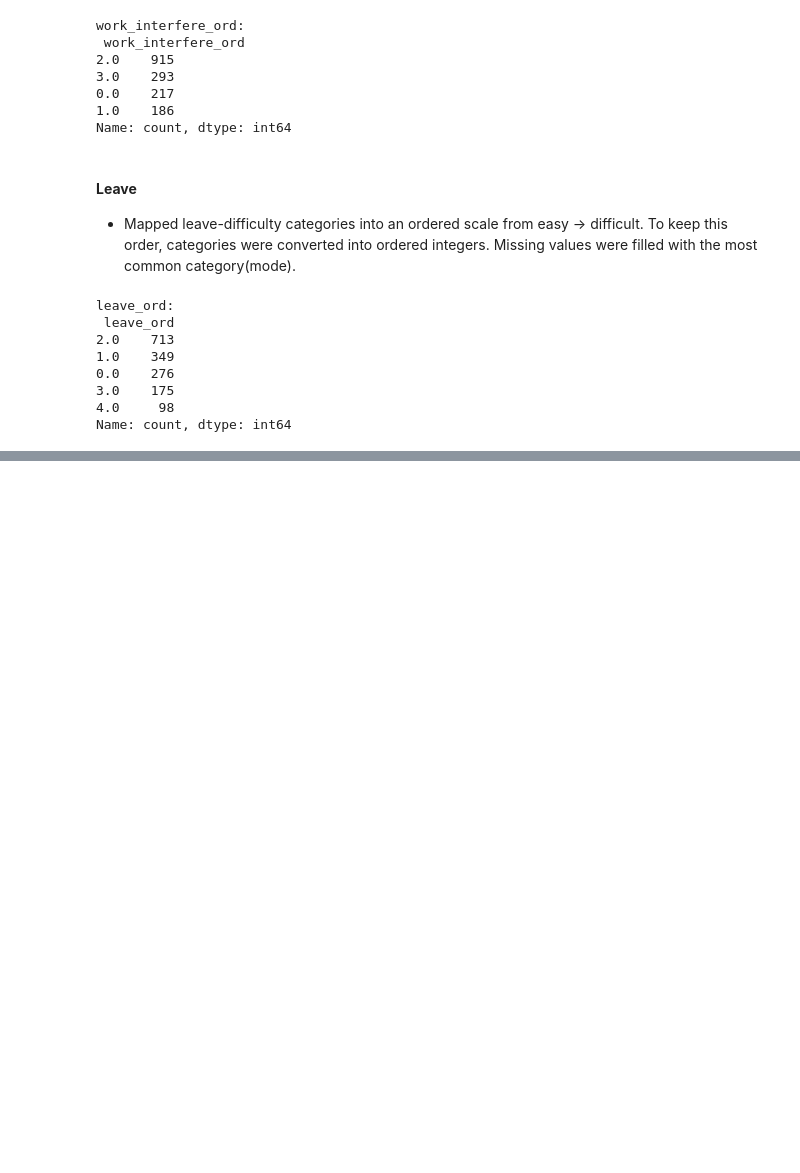
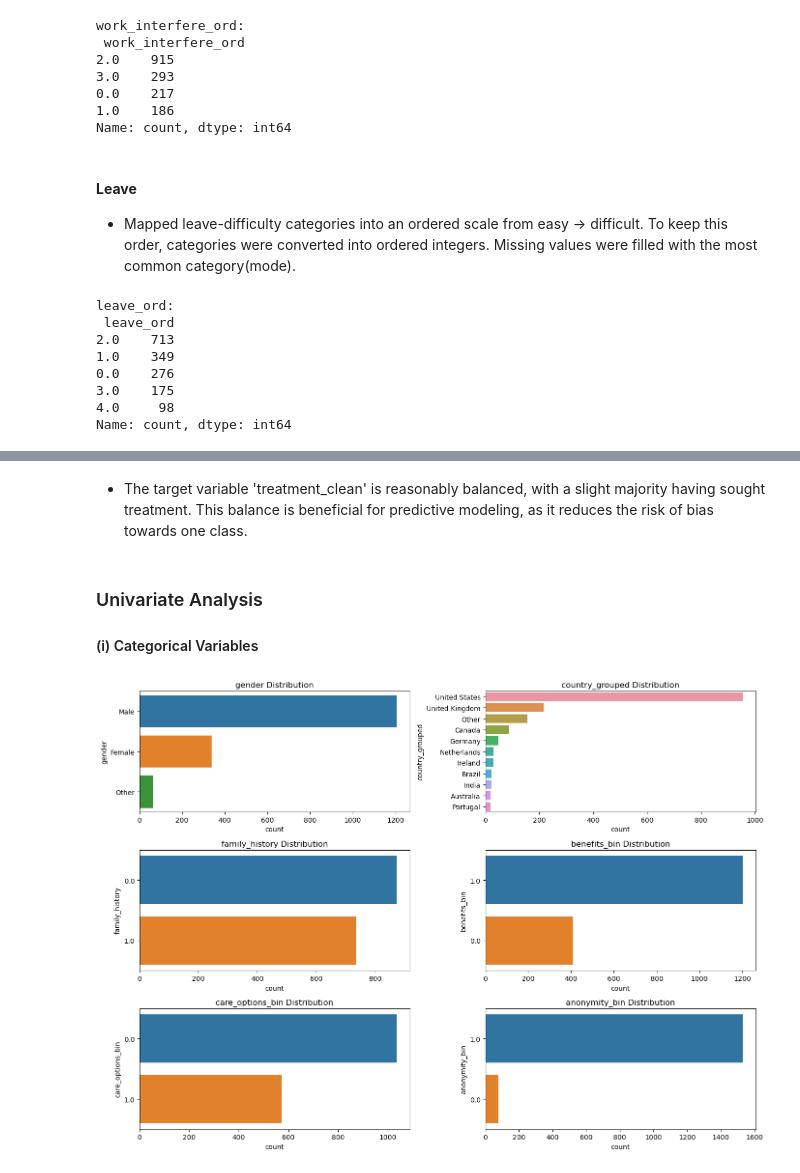
Before and after one commit to DonnahM/Mental-health-insights-tech, a Jupyter notebook: Mental Health Treatment Insights and Prediction.ipynb, the cells around one changed output, grey strips where cells are left out. Drawn from its saved outputs; the diff is of its cells as text; code cells hidden in the pictures; blank space fills up the shorter version.

```diff
--- a/Mental Health Treatment Insights and Prediction.ipynb
+++ b/Mental Health Treatment Insights and Prediction.ipynb
@@ -741,0 +803,24 @@ Name: count, dtype: int64
+# %% [markdown]
+- The target variable 'treatment_clean' is reasonably balanced, with a slight majority having sought treatment. This balance is beneficial for predictive modeling, as it reduces the risk of bias towards one class.
+# %% [markdown]
+### Univariate Analysis
+
+#### (i) Categorical Variables
+# %%
+# Frequency distribution of target variable
+categorical_cols = [
+    'gender', 'country_grouped', 'family_history',
+    'benefits_bin', 'care_options_bin', 'anonymity_bin'
+]
+
+plt.figure(figsize=(14,10))
+
+for i, col in enumerate(categorical_cols, 1):
+    plt.subplot(3, 2, i)
+    sns.countplot(y=col, data=combined_df, order=combined_df[col].value_counts().index)
+    plt.title(f"{col} Distribution")
+
+plt.tight_layout()
+plt.show()
+# %% [output]
+[figure, added]
```
Also changed, not shown: parts of 20 cells of this notebook.
